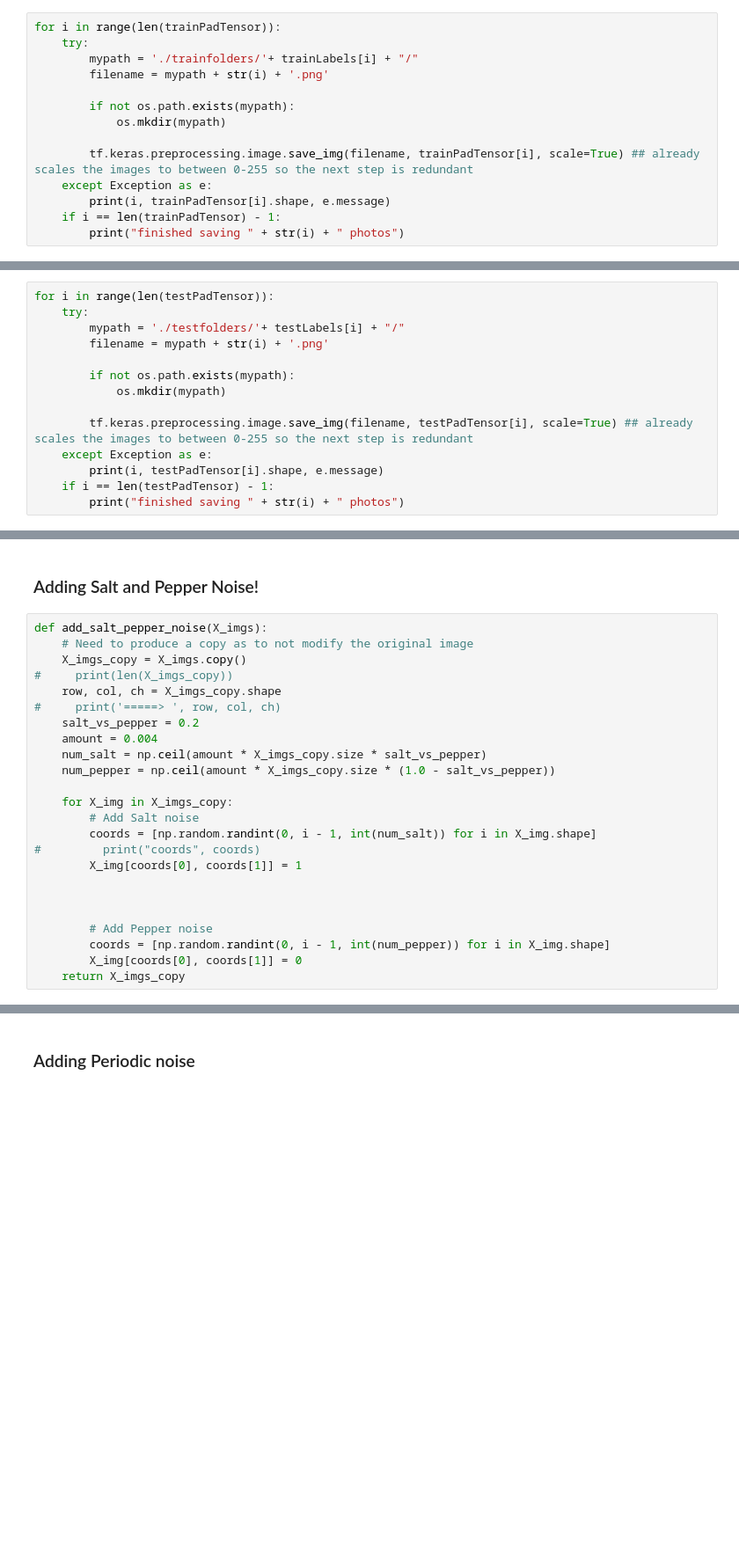
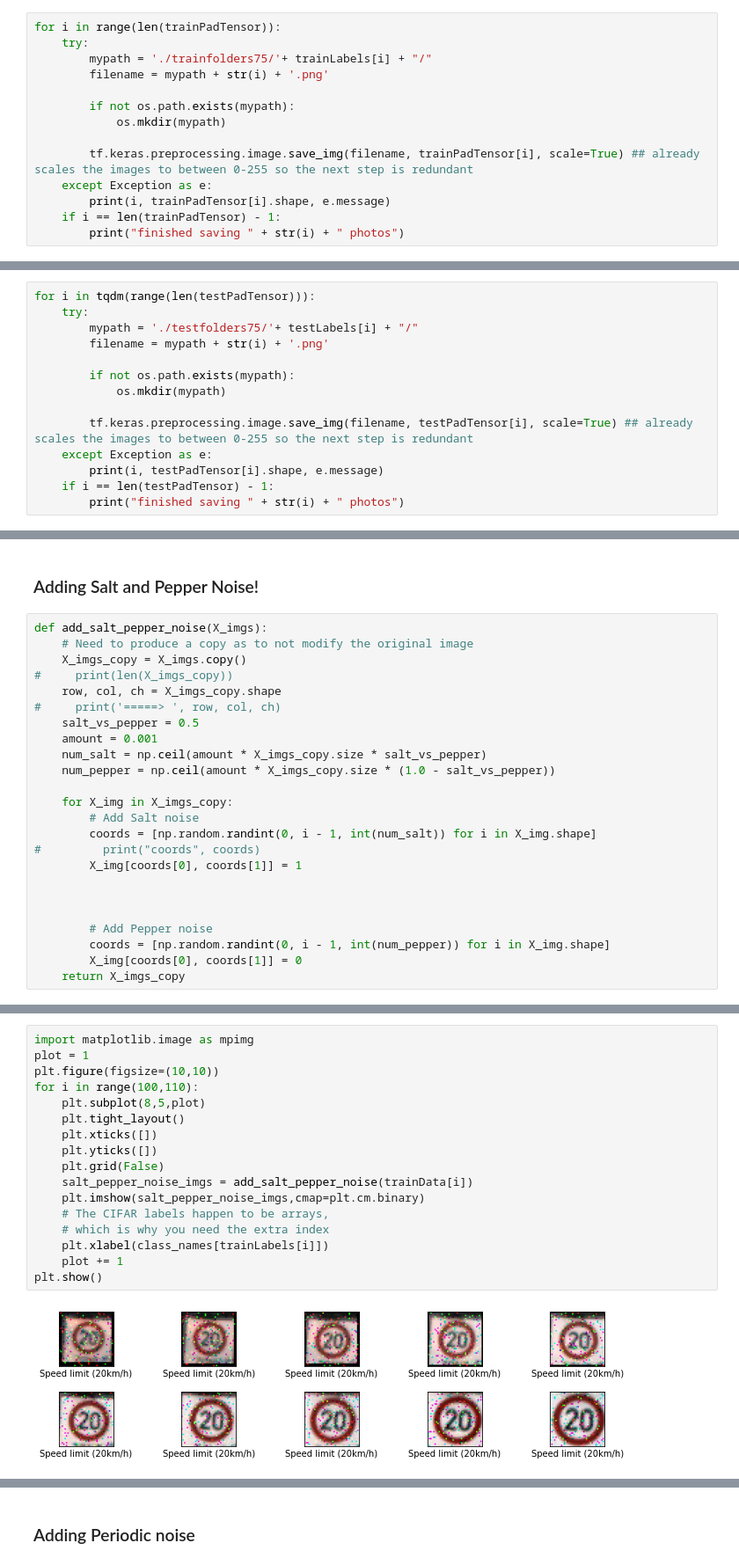
Before and after one commit to mehrotrasan16/NoisyGANMisclassifier, a Jupyter notebook: GTRSB_DataPreprocessing.ipynb, the cells around one changed output, grey strips where cells are left out. Shown at 88% size. Drawn from its saved outputs; the diff is of its cells as text; blank space fills up the shorter version.

```diff
--- a/GTRSB_DataPreprocessing.ipynb
+++ b/GTRSB_DataPreprocessing.ipynb
@@ -350,7 +392,7 @@ False
 # %%
 for i in range(len(trainPadTensor)):
     try:
-        mypath = './trainfolders/'+ trainLabels[i] + "/"
+        mypath = './trainfolders75/'+ trainLabels[i] + "/"
         filename = mypath + str(i) + '.png'
 
         if not os.path.exists(mypath):
@@ -373,9 +415,9 @@ finished saving 39208 photos
 # %% [markdown]
 #### Test Data
 # %%
-for i in range(len(testPadTensor)):
+for i in tqdm(range(len(testPadTensor))):
     try:
-        mypath = './testfolders/'+ testLabels[i] + "/"
+        mypath = './testfolders75/'+ testLabels[i] + "/"
         filename = mypath + str(i) + '.png'
 
         if not os.path.exists(mypath):
@@ -448,8 +490,8 @@ def add_salt_pepper_noise(X_imgs):
 #     print(len(X_imgs_copy))
     row, col, ch = X_imgs_copy.shape
 #     print('=====> ', row, col, ch)
-    salt_vs_pepper = 0.2
-    amount = 0.004
+    salt_vs_pepper = 0.5
+    amount = 0.001
     num_salt = np.ceil(amount * X_imgs_copy.size * salt_vs_pepper)
     num_pepper = np.ceil(amount * X_imgs_copy.size * (1.0 - salt_vs_pepper))
 
@@ -472,0 +512,19 @@ plt.imshow(trainData[104])
+# %%
+import matplotlib.image as mpimg
+plot = 1
+plt.figure(figsize=(10,10))
+for i in range(100,110):
+    plt.subplot(8,5,plot)
+    plt.tight_layout()
+    plt.xticks([])
+    plt.yticks([])
+    plt.grid(False)
+    salt_pepper_noise_imgs = add_salt_pepper_noise(trainData[i])
+    plt.imshow(salt_pepper_noise_imgs,cmap=plt.cm.binary)
+    # The CIFAR labels happen to be arrays,
+    # which is why you need the extra index
+    plt.xlabel(class_names[trainLabels[i]])
+    plot += 1
+plt.show()
+# %% [output]
+[figure, added]
```
Also changed, not shown: parts of 25 cells of this notebook, 46 other files.
